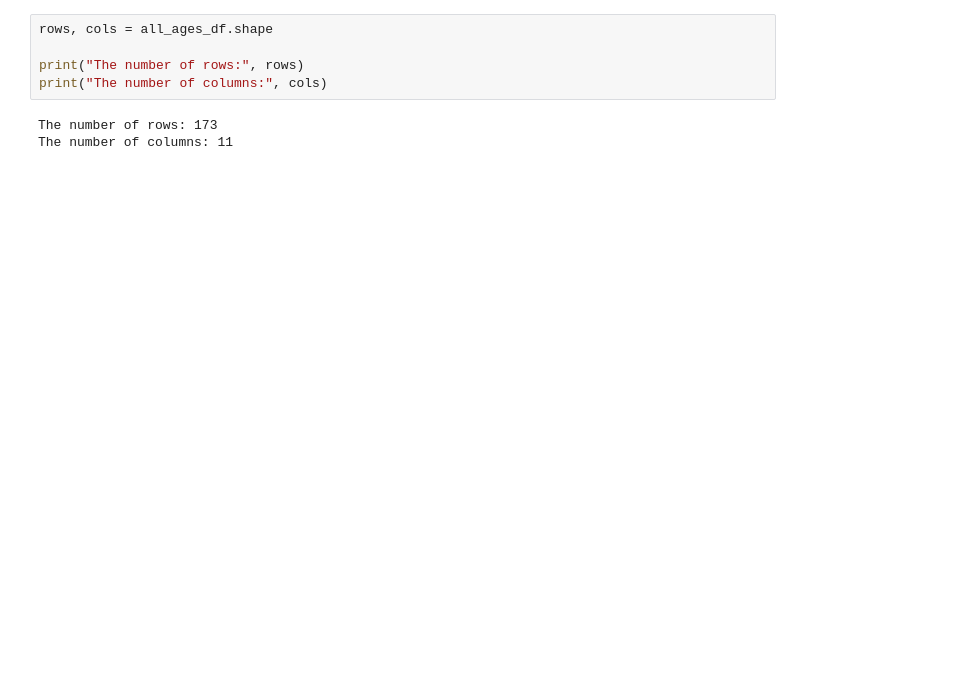
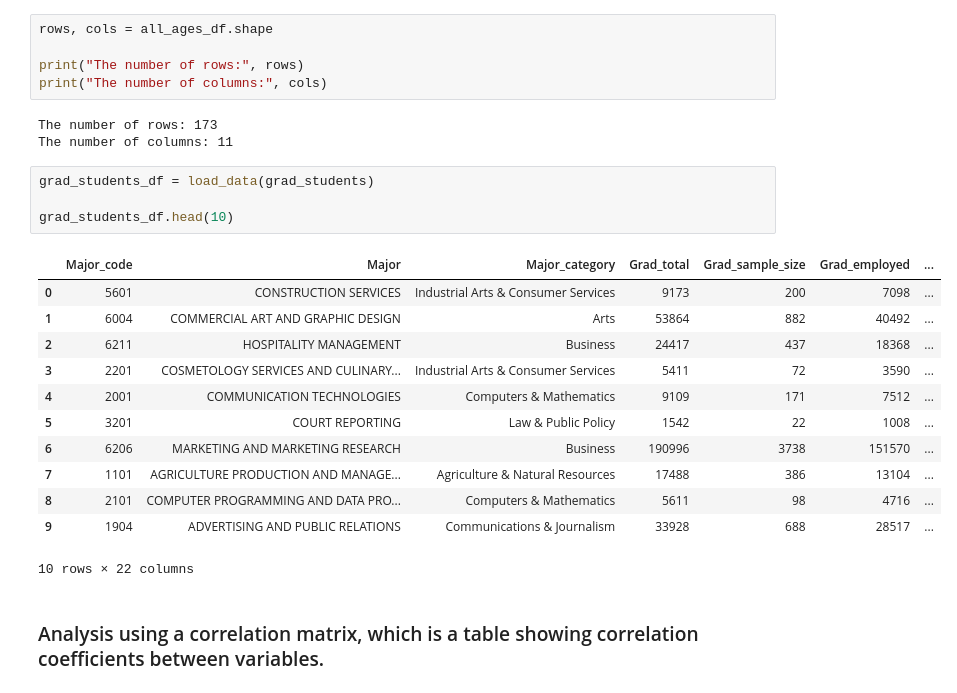
Before and after one commit to puneettokhi/CMPE255, a Jupyter notebook: college_major_analysis.ipynb, the cells around one changed output. Saved outputs shown, nothing was run; the diff lists cells and outputs as text; blank space fills up the shorter version.

```diff
--- a/college_major_analysis.ipynb
+++ b/college_major_analysis.ipynb
@@ -49,3 +55,22 @@ print("The number of columns:", cols)
 # %% [output]
 The number of rows: 173
 The number of columns: 11
+# %%
+grad_students_df = load_data(grad_students)
+
+grad_students_df.head(10)
+# %% [output]
+|  | Major_code | Major | Major_category | Grad_total | Grad_sample_size | Grad_employed | ... |
+| 0 | 5601 | CONSTRUCTION SERVICES | Industrial Arts & Consumer Services | 9173 | 200 | 7098 | ... |
+| 1 | 6004 | COMMERCIAL ART AND GRAPHIC DESIGN | Arts | 53864 | 882 | 40492 | ... |
+| 2 | 6211 | HOSPITALITY MANAGEMENT | Business | 24417 | 437 | 18368 | ... |
+| 3 | 2201 | COSMETOLOGY SERVICES AND CULINARY... | Industrial Arts & Consumer Services | 5411 | 72 | 3590 | ... |
+| 4 | 2001 | COMMUNICATION TECHNOLOGIES | Computers & Mathematics | 9109 | 171 | 7512 | ... |
+| 5 | 3201 | COURT REPORTING | Law & Public Policy | 1542 | 22 | 1008 | ... |
+| 6 | 6206 | MARKETING AND MARKETING RESEARCH | Business | 190996 | 3738 | 151570 | ... |
+| 7 | 1101 | AGRICULTURE PRODUCTION AND MANAGE... | Agriculture & Natural Resources | 17488 | 386 | 13104 | ... |
+| 8 | 2101 | COMPUTER PROGRAMMING AND DATA PRO... | Computers & Mathematics | 5611 | 98 | 4716 | ... |
+| 9 | 1904 | ADVERTISING AND PUBLIC RELATIONS | Communications & Journalism | 33928 | 688 | 28517 | ... |
+10 rows × 22 columns
+# %% [markdown]
+### Analysis using a correlation matrix, which is a table showing correlation coefficients between variables.
```
Also changed, not shown: parts of 4 cells of this notebook.
